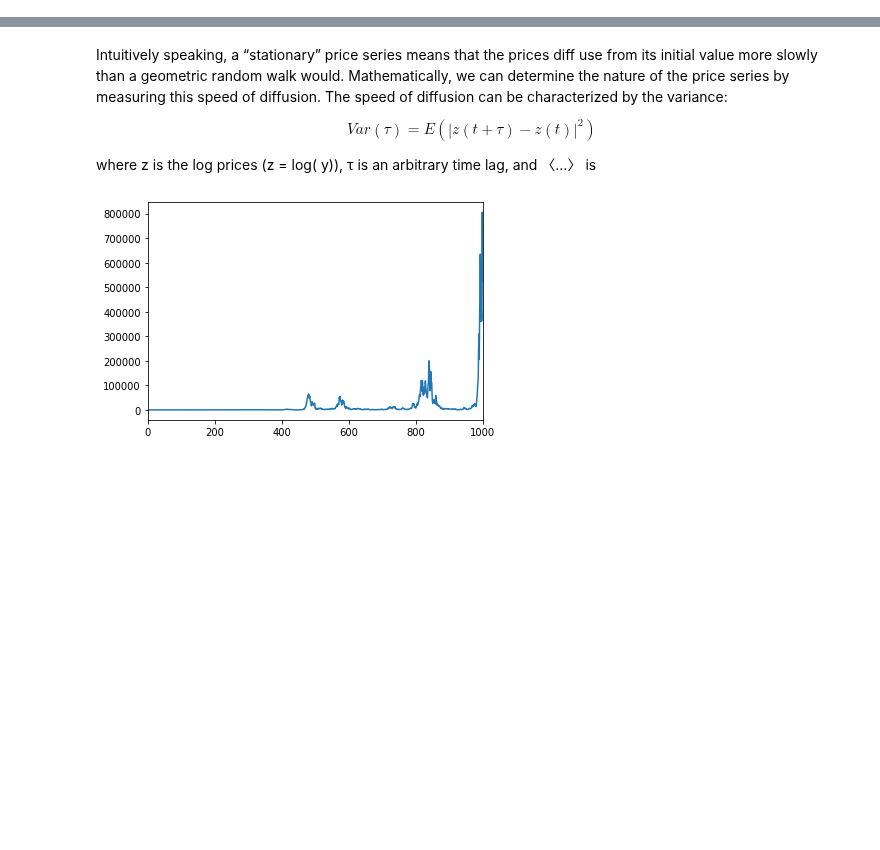
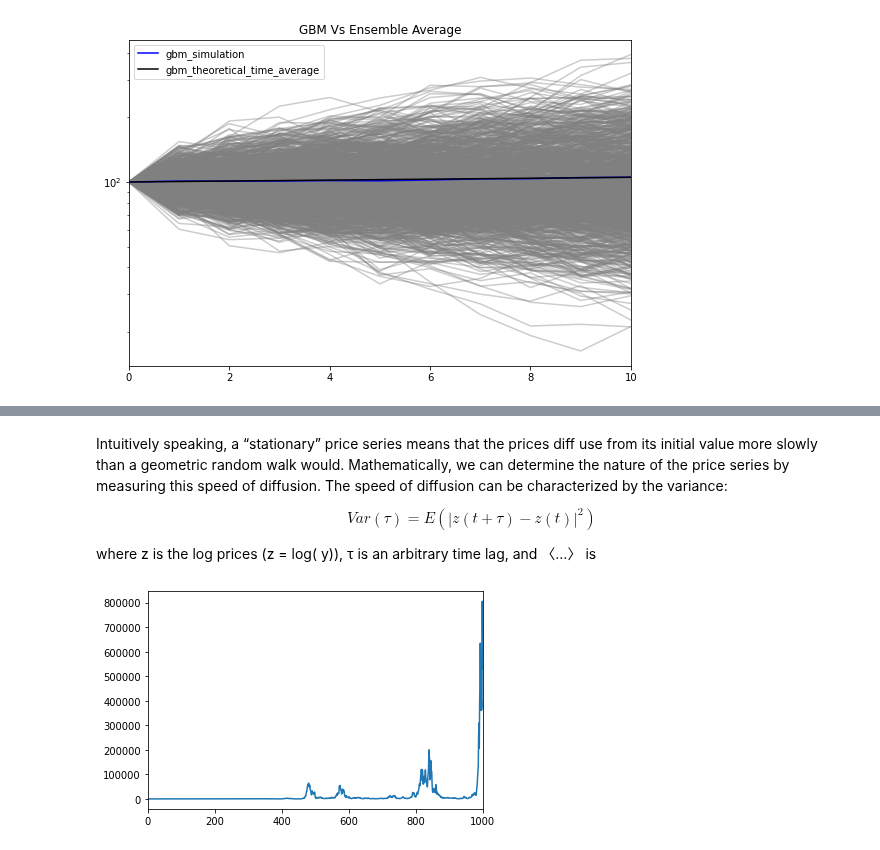
Before and after one commit to lucaberlanda/Magazzino, a Jupyter notebook: Finance/GeometricBrownianMotion.ipynb, the cells around one changed output, grey strips where cells are left out. Saved outputs shown, nothing was run; the diff lists cells and outputs as text; code cells hidden in the pictures; blank space fills up the shorter version.

```diff
--- a/Finance/GeometricBrownianMotion.ipynb
+++ b/Finance/GeometricBrownianMotion.ipynb
@@ -72,0 +110,13 @@ np.log(simulations).sort_values(simulations.index[-1], axis=1).plot(legend=False
+# %%
+%matplotlib inline
+fig = plt.figure(figsize=(9, 6))
+ax = fig.add_subplot(111)
+
+ea_simulation.plot(ax=ax, alpha=0.4, color='gray', legend=False)
+gbm_vs_ens_avg = pd.concat([ea_simulation.mean(axis=1), ensemble_average_GBM], axis=1)
+gbm_vs_ens_avg.columns =['gbm_simulation', 'gbm_theoretical_time_average']
+gbm_vs_ens_avg.plot(ax=ax, logy=True, color=['blue', 'black'])
+ax.set_title('GBM Vs Ensemble Average')
+plt.show()
+# %% [output]
+[figure, added]
```
Also changed, not shown: parts of 17 cells of this notebook, 25 other files.
